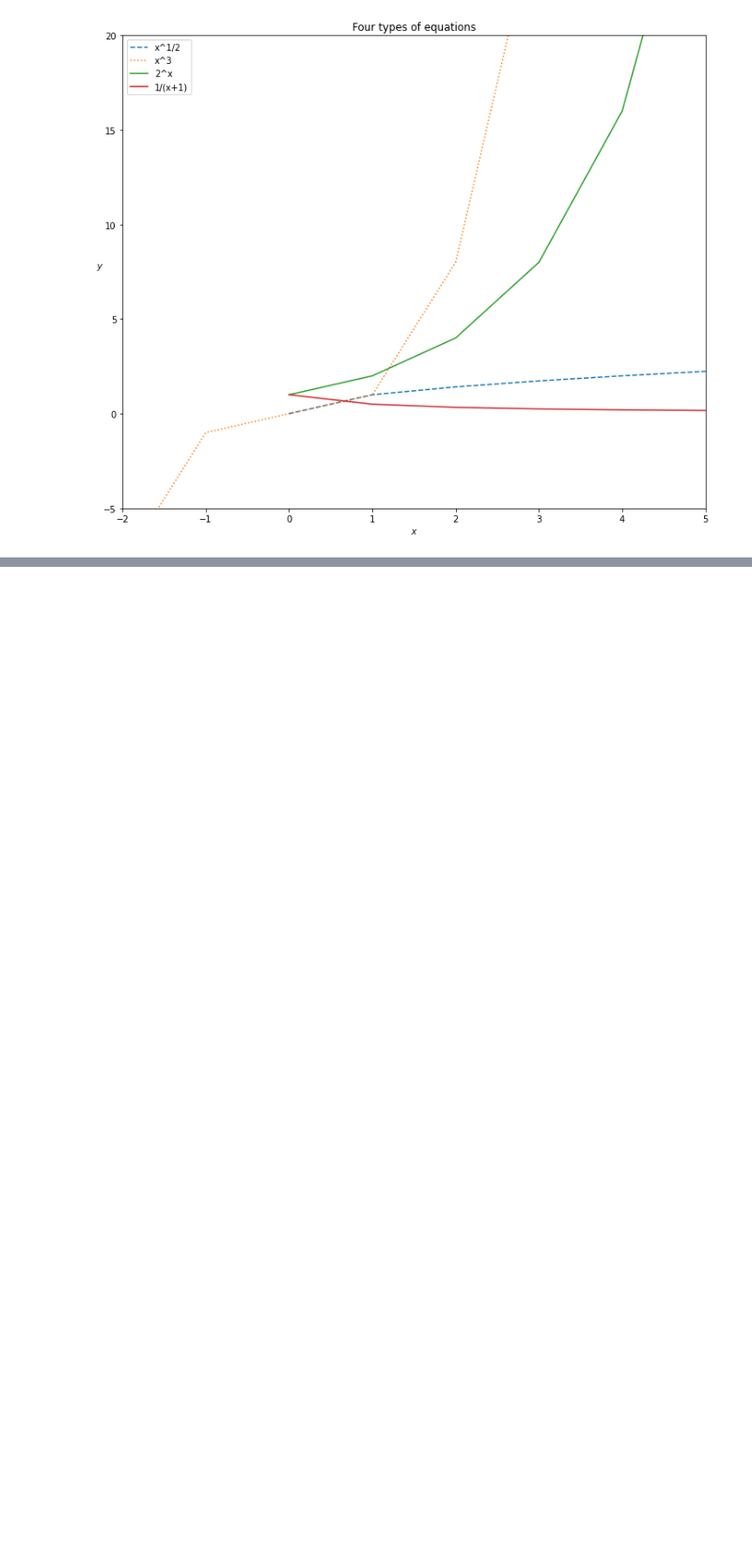
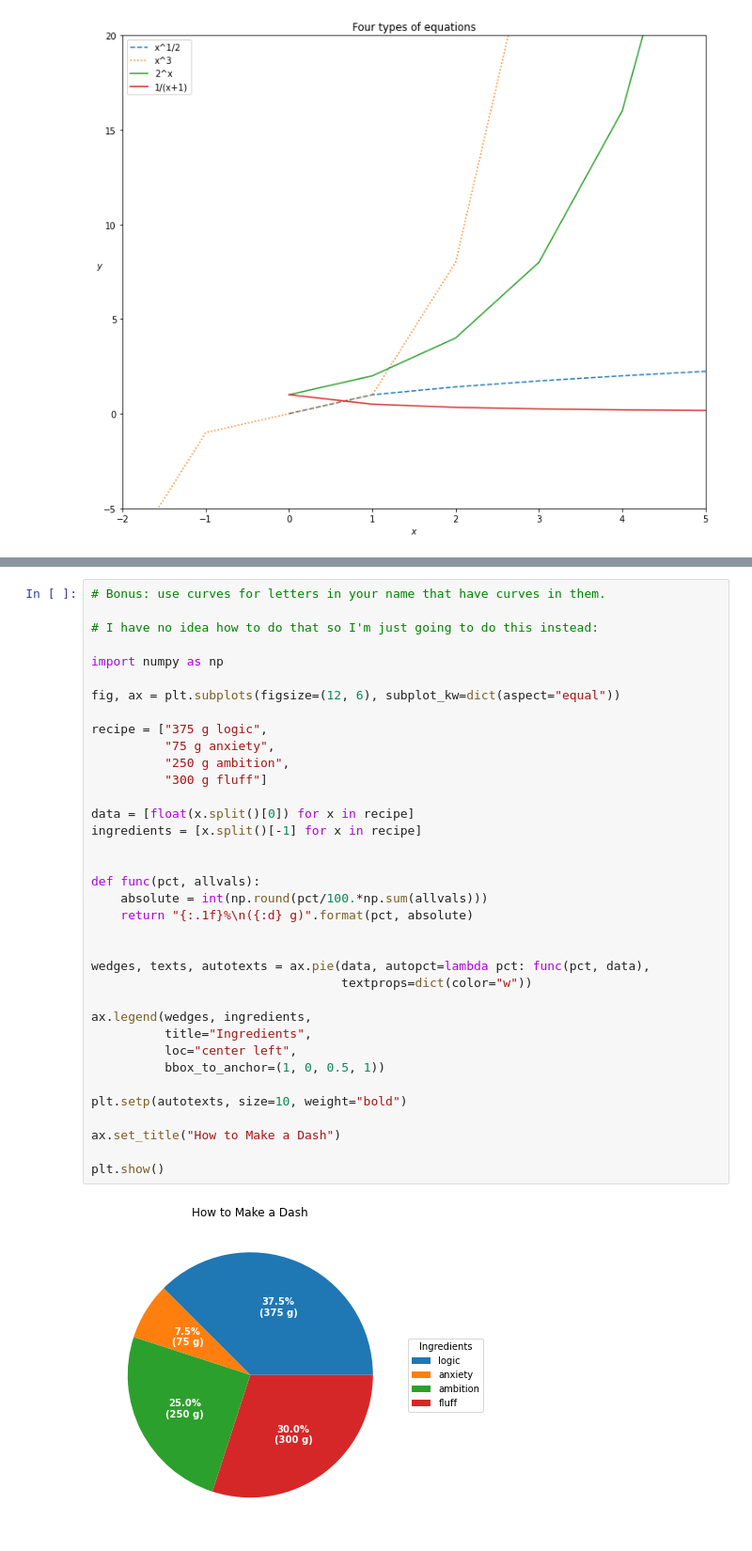
Before and after one commit to dashbringhurst/numpy-pandas-visualization-exercises, a Jupyter notebook: matplotlib_exercises.ipynb, the cells around one changed output, grey strips where cells are left out. Shown: that part at 94% size. Drawn from its saved outputs; the diff is of its cells as text; blank space fills up the shorter version.

```diff
--- a/matplotlib_exercises.ipynb
+++ b/matplotlib_exercises.ipynb
@@ -120,0 +139,38 @@ plt.show()
+# %%
+# Bonus: use curves for letters in your name that have curves in them.
+
+# I have no idea how to do that so I'm just going to do this instead:
+
+import numpy as np
+
+fig, ax = plt.subplots(figsize=(12, 6), subplot_kw=dict(aspect="equal"))
+
+recipe = ["375 g logic",
+          "75 g anxiety",
+          "250 g ambition",
+          "300 g fluff"]
+
+data = [float(x.split()[0]) for x in recipe]
+ingredients = [x.split()[-1] for x in recipe]
+
+
+def func(pct, allvals):
+    absolute = int(np.round(pct/100.*np.sum(allvals)))
+    return "{:.1f}%\n({:d} g)".format(pct, absolute)
+
+
+wedges, texts, autotexts = ax.pie(data, autopct=lambda pct: func(pct, data),
+                                  textprops=dict(color="w"))
+
+ax.legend(wedges, ingredients,
+          title="Ingredients",
+          loc="center left",
+          bbox_to_anchor=(1, 0, 0.5, 1))
+
+plt.setp(autotexts, size=10, weight="bold")
+
+ax.set_title("How to Make a Dash")
+
+plt.show()
+# %% [output]
+[figure, added]
```
Also changed, not shown: parts of 1 cell of this notebook.
